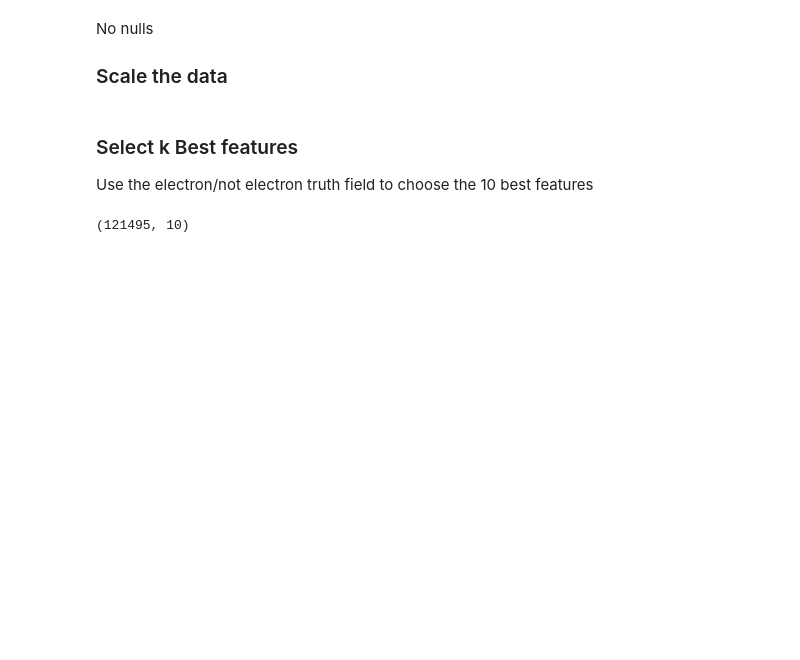
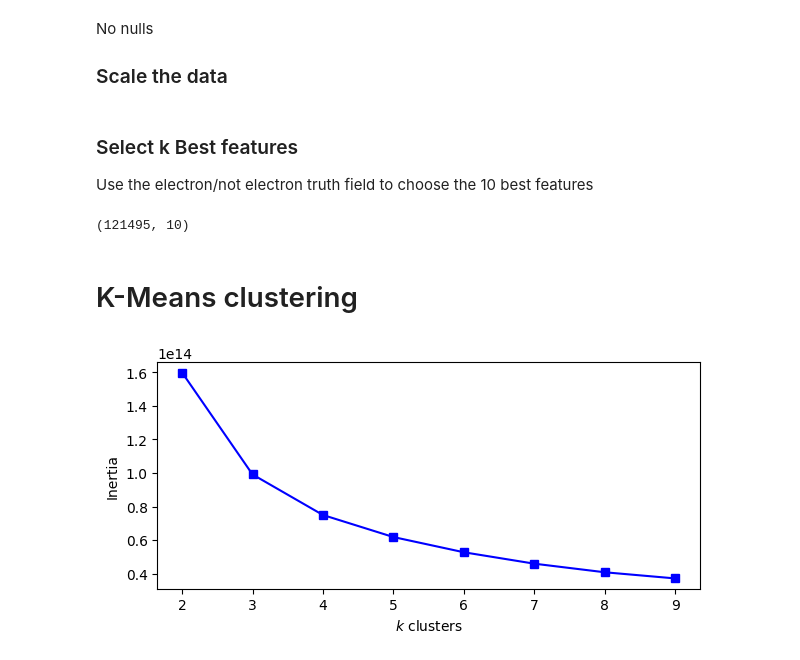
Before and after one commit to nohg/AML-small-project, a Jupyter notebook: Clustering.ipynb, the cells around one changed output. Saved outputs shown, nothing was run; the diff lists cells and outputs as text; code cells hidden in the pictures; blank space fills up the shorter version.

```diff
--- a/Clustering.ipynb
+++ b/Clustering.ipynb
@@ -96,3 +100,28 @@ X_10 = SelectKBest(score_func=f_classif, k=10).fit_transform(X,y)
 X_10.shape
 # %% [output]
 (121495, 10)
+# %%
+X_train, X_val, y_train, y_val = train_test_split(X_10, y, test_size=0.25,
+                                                    shuffle=True, random_state=42)
+# %% [markdown]
+# K-Means clustering
+# %%
+from sklearn.cluster import KMeans
+
+# loop over several k values and record inertias
+ks = np.arange(2, 10)
+inertias = []
+for k in tqdm(ks):
+    kmeans = KMeans(n_clusters=k, init='k-means++',
+                    n_init=10, random_state=42)
+    kmeans.fit(X_train)
+    inertias.append(kmeans.inertia_)
+
+fig, ax = plt.subplots(1, dpi=100, figsize=(7,3),
+                       subplot_kw={'xlabel': '$k$ clusters',
+                                   'ylabel': 'Inertia'})
+plt.plot(ks, inertias, 'bs-')
+#plt.plot(3, inertias[1], 'rs')
+plt.show()
+# %% [output]
+[figure, added]
```
Also changed, not shown: parts of 12 cells of this notebook.
